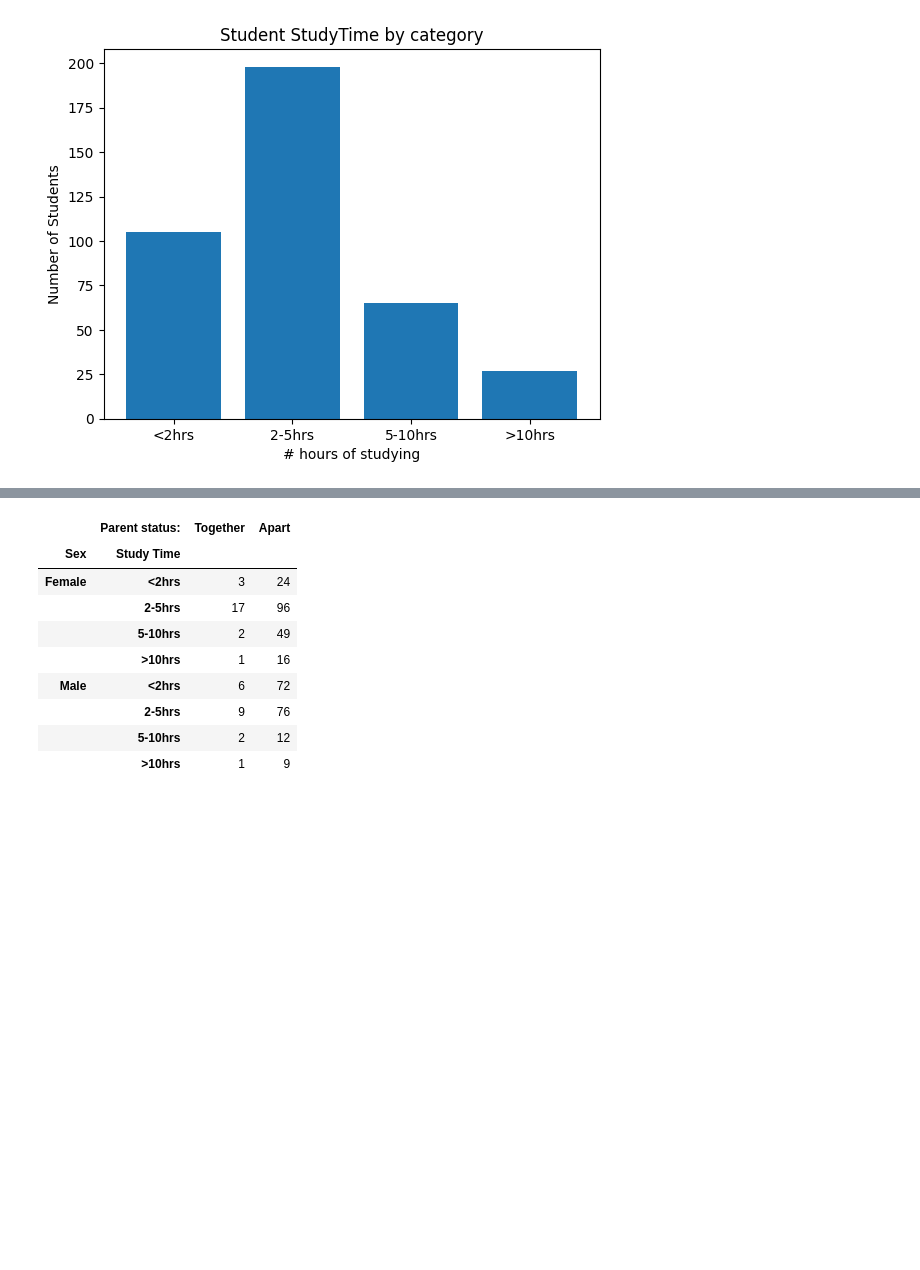
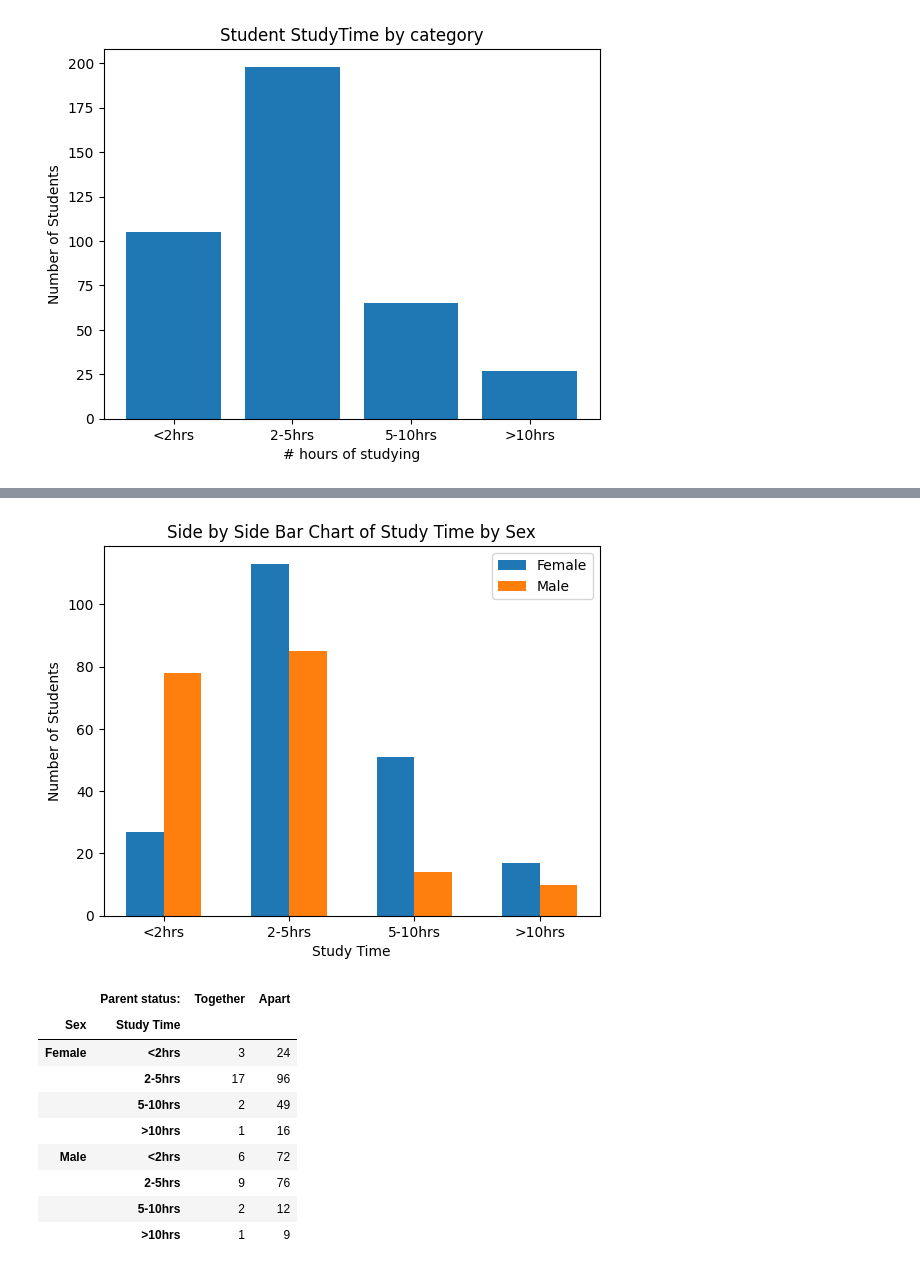
Before and after one commit to ljzier/ST-554-repo, a Jupyter notebook: ST_554_HW4.ipynb, the cells around one changed output, grey strips where cells are left out. Cells and saved outputs as stored; diff of their text form; code cells hidden in the pictures; blank space fills up the shorter version.

```diff
--- a/ST_554_HW4.ipynb
+++ b/ST_554_HW4.ipynb
@@ -93,3 +93,29 @@ KeyError: 'Female'
+# %%
+#creating a side by side bar chart
+
+bar_width = 0.3
+index = [1, 2, 3, 4]
+
+plt.bar(
+  x = [i - bar_width/2 for i in index], # Adjust x position for female bars
+  height = stack_table.loc["Female", stud_data.studytimeC.cat.categories],
+  width = bar_width,
+  label = "Female")
+
+plt.bar(
+  x = [i + bar_width/2 for i in index], # Adjust x position for male bars
+  height = stack_table.loc["Male", stud_data.studytimeC.cat.categories],
+  width = bar_width,
+  label = "Male")
+
+plt.xlabel("Study Time")
+plt.ylabel("Number of Students")
+plt.title("Side by Side Bar Chart of Study Time by Sex")
+plt.xticks(index, stud_data.studytimeC.cat.categories) # Set x-axis labels at the center of each group
+plt.legend()
+plt.show()
+# %% [output]
+[figure, added]
 # %%
 # creating a 3-way contingency table with sex and hours studying and parental status
 my_tab = pd.crosstab(
```
Also changed, not shown: parts of 1 cell of this notebook.
